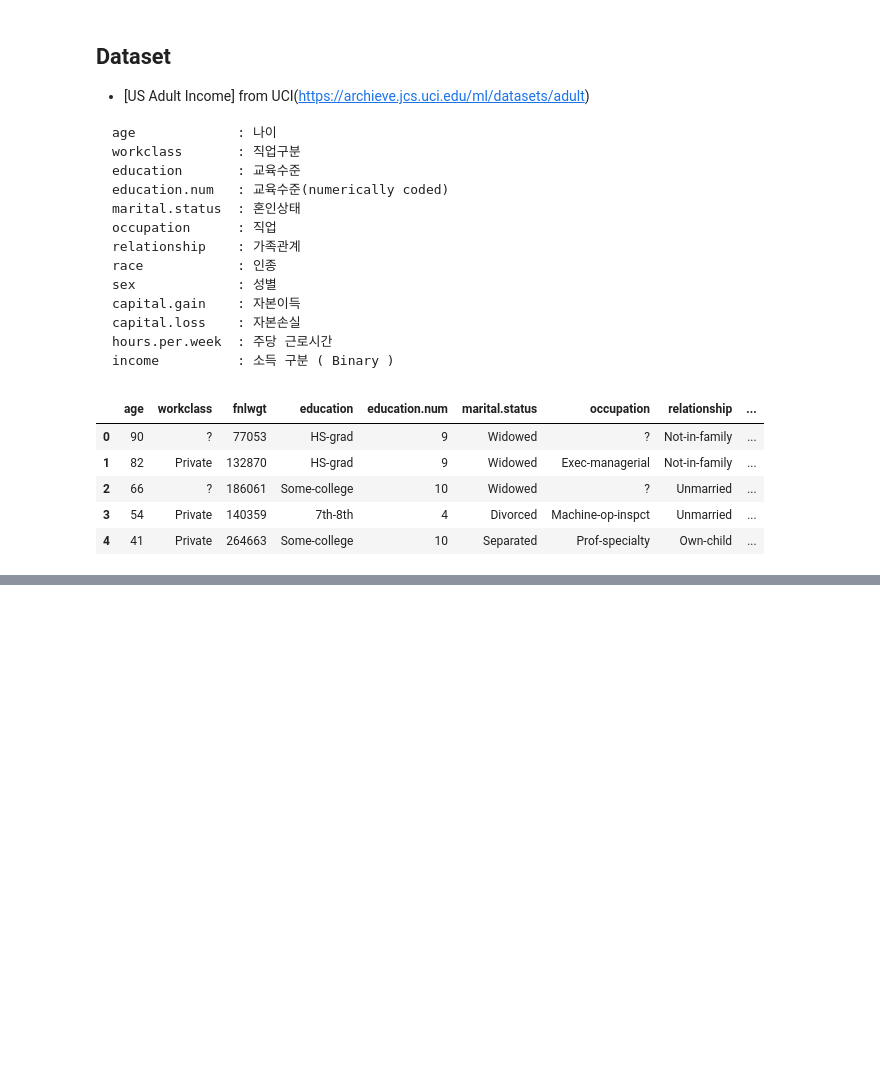
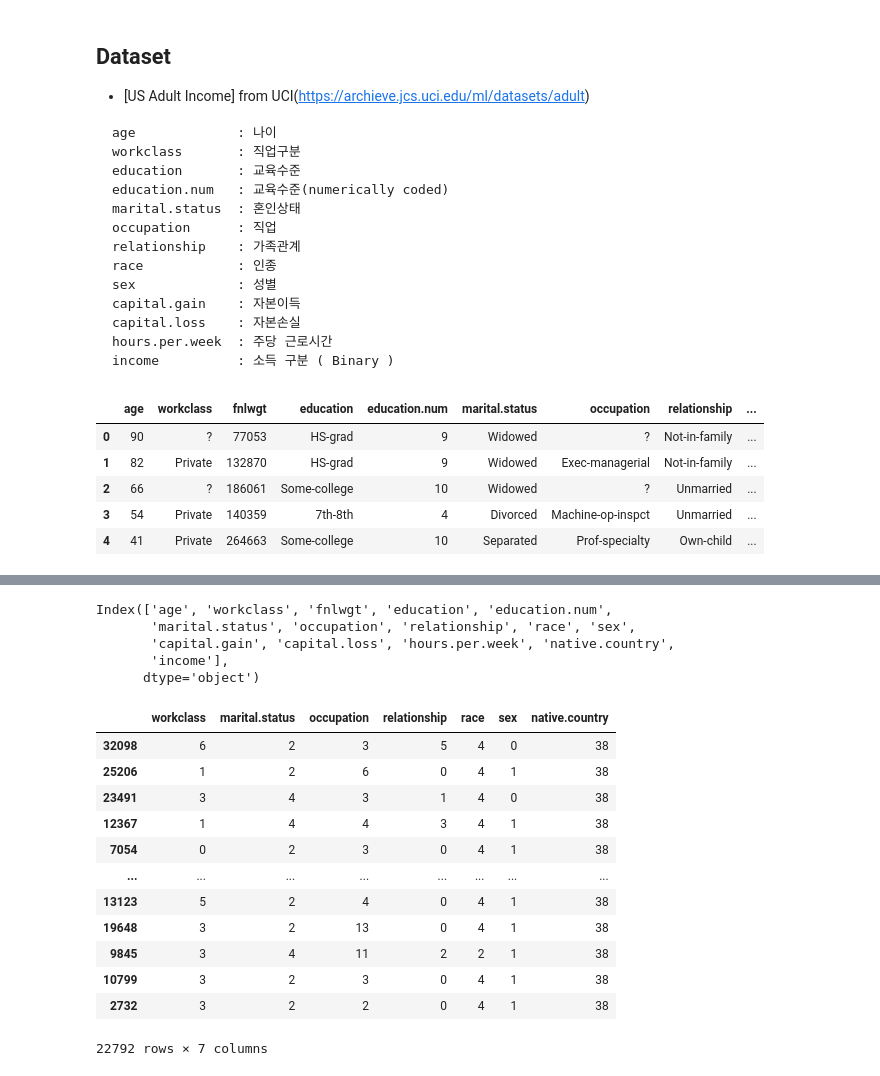
Before and after one commit to Vaycold/Python_ML, a Jupyter notebook: Financial_ML/금융데이터.ipynb, the cells around one changed output, grey strips where cells are left out. Cells and saved outputs as stored; diff of their text form; code cells hidden in the pictures; blank space fills up the shorter version.

```diff
--- a/Financial_ML/금융데이터.ipynb
+++ b/Financial_ML/금융데이터.ipynb
@@ -40,0 +103,6 @@ df.head()
+# %%
+# Filling the missing value with mode value
+
+for col in ['workclass','occupation', 'native.country'] :
+    df[col].fillna(df[col].mode()[0], inplace = True)
+df.head()
@@ -40,0 +172,8 @@ df.head()
+# %%
+df.columns
+# %% [output]
+Index(['age', 'workclass', 'fnlwgt', 'education', 'education.num',
+       'marital.status', 'occupation', 'relationship', 'race', 'sex',
+       'capital.gain', 'capital.loss', 'hours.per.week', 'native.country',
+       'income'],
+      dtype='object')
@@ -40,0 +191,16 @@ df.head()
+# %%
+x_train[categorical]
+# %% [output]
+|  | workclass | marital.status | occupation | relationship | race | sex | native.country |
+| 32098 | 6 | 2 | 3 | 5 | 4 | 0 | 38 |
+| 25206 | 1 | 2 | 6 | 0 | 4 | 1 | 38 |
+| 23491 | 3 | 4 | 3 | 1 | 4 | 0 | 38 |
+| 12367 | 1 | 4 | 4 | 3 | 4 | 1 | 38 |
+| 7054 | 0 | 2 | 3 | 0 | 4 | 1 | 38 |
+| ... | ... | ... | ... | ... | ... | ... | ... |
+| 13123 | 5 | 2 | 4 | 0 | 4 | 1 | 38 |
+| 19648 | 3 | 2 | 13 | 0 | 4 | 1 | 38 |
+| 9845 | 3 | 4 | 11 | 2 | 2 | 1 | 38 |
+| 10799 | 3 | 2 | 3 | 0 | 4 | 1 | 38 |
+| 2732 | 3 | 2 | 2 | 0 | 4 | 1 | 38 |
+22792 rows × 7 columns
```
Also changed, not shown: parts of 20 cells of this notebook.
